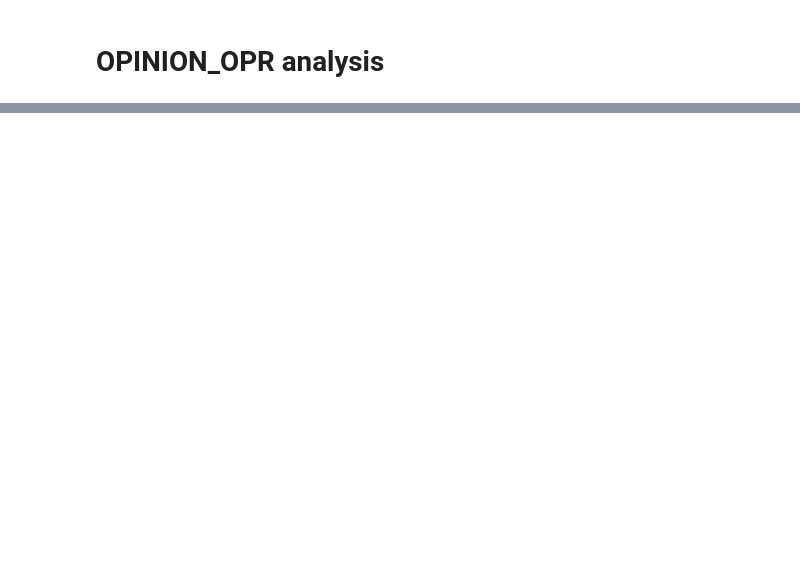
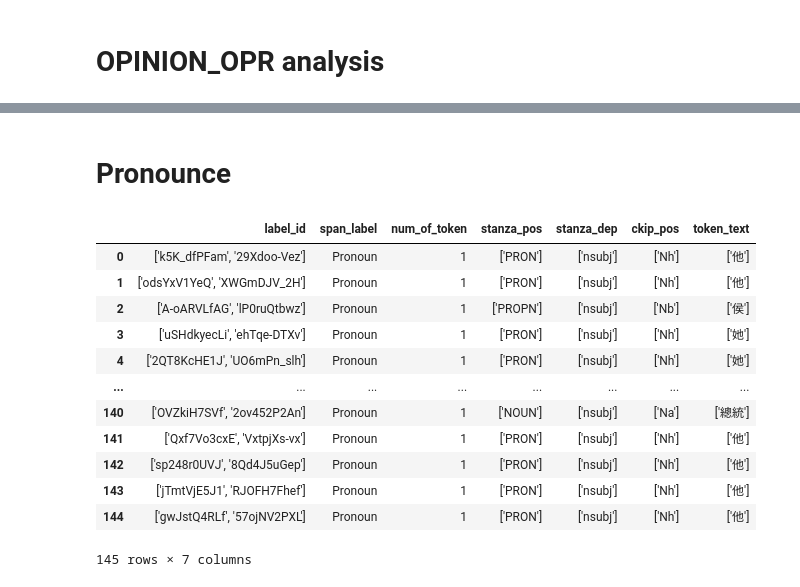
Before and after one commit to tc-huang/final-system, a Jupyter notebook: src/ experiments/opinion/label_news_200/label_analysis/opinion_label_feature_analysis.ipynb, the cells around one changed output, grey strips where cells are left out. Saved outputs shown, nothing was run; the diff lists cells and outputs as text; code cells hidden in the pictures; blank space fills up the shorter version.

```diff
--- a/src/ experiments/opinion/label_news_200/label_analysis/opinion_label_feature_analysis.ipynb
+++ b/src/ experiments/opinion/label_news_200/label_analysis/opinion_label_feature_analysis.ipynb
@@ -291,0 +431,42 @@ def create_df_opinion_span(doc):
+# %% [markdown]
+# Pronounce
+# %%
+df_pronounce_feature = pd.DataFrame(columns=['label_id', 'span_label', 'num_of_token', 'stanza_pos', 'stanza_dep', 'ckip_pos',  'token_text'])
+
+for docs in all_docs_stanza:
+    for doc in docs:
+        if 'coreference_label' in doc.spans:
+            for span in doc.spans['coreference_label']:
+                if span.label_ == 'Pronoun':
+                    new_row = pd.DataFrame(
+                        columns=df_pronounce_feature.columns,
+                        index=[0],
+                        data={
+                            'label_id': str(span._.label_id),
+                            'span_label': str(span.label_),
+                            'num_of_token': len(span),
+                            'stanza_pos': str([token.pos_ for token in span]),
+                            'stanza_dep': str([token.dep_ for token in span]),
+                            'ckip_pos': str([token.tag_ for token in span]),
+                            'token_text': str([token.text for token in span])
+                        })
+                    if len(new_row) > 1:
+                        new_row = new_row[:1]
+                    df_pronounce_feature = pd.concat([df_pronounce_feature, new_row], ignore_index=True)
+
+df_pronounce_feature.to_csv('Pronounce_feature.csv', index=False)
+df_pronounce_feature
+# %% [output]
+|  | label_id | span_label | num_of_token | stanza_pos | stanza_dep | ckip_pos | token_text |
+| 0 | ['k5K_dfPFam', '29Xdoo-Vez'] | Pronoun | 1 | ['PRON'] | ['nsubj'] | ['Nh'] | ['他'] |
+| 1 | ['odsYxV1YeQ', 'XWGmDJV_2H'] | Pronoun | 1 | ['PRON'] | ['nsubj'] | ['Nh'] | ['他'] |
+| 2 | ['A-oARVLfAG', 'lP0ruQtbwz'] | Pronoun | 1 | ['PROPN'] | ['nsubj'] | ['Nb'] | ['侯'] |
+| 3 | ['uSHdkyecLi', 'ehTqe-DTXv'] | Pronoun | 1 | ['PRON'] | ['nsubj'] | ['Nh'] | ['她'] |
+| 4 | ['2QT8KcHE1J', 'UO6mPn_slh'] | Pronoun | 1 | ['PRON'] | ['nsubj'] | ['Nh'] | ['她'] |
+| ... | ... | ... | ... | ... | ... | ... | ... |
+| 140 | ['OVZkiH7SVf', '2ov452P2An'] | Pronoun | 1 | ['NOUN'] | ['nsubj'] | ['Na'] | ['總統'] |
+| 141 | ['Qxf7Vo3cxE', 'VxtpjXs-vx'] | Pronoun | 1 | ['PRON'] | ['nsubj'] | ['Nh'] | ['他'] |
+| 142 | ['sp248r0UVJ', '8Qd4J5uGep'] | Pronoun | 1 | ['PRON'] | ['nsubj'] | ['Nh'] | ['他'] |
+| 143 | ['jTmtVjE5J1', 'RJOFH7Fhef'] | Pronoun | 1 | ['PRON'] | ['nsubj'] | ['Nh'] | ['他'] |
+| 144 | ['gwJstQ4RLf', '57ojNV2PXL'] | Pronoun | 1 | ['PRON'] | ['nsubj'] | ['Nh'] | ['他'] |
+145 rows × 7 columns
```
Also changed, not shown: parts of 37 cells of this notebook, 8 other files.
